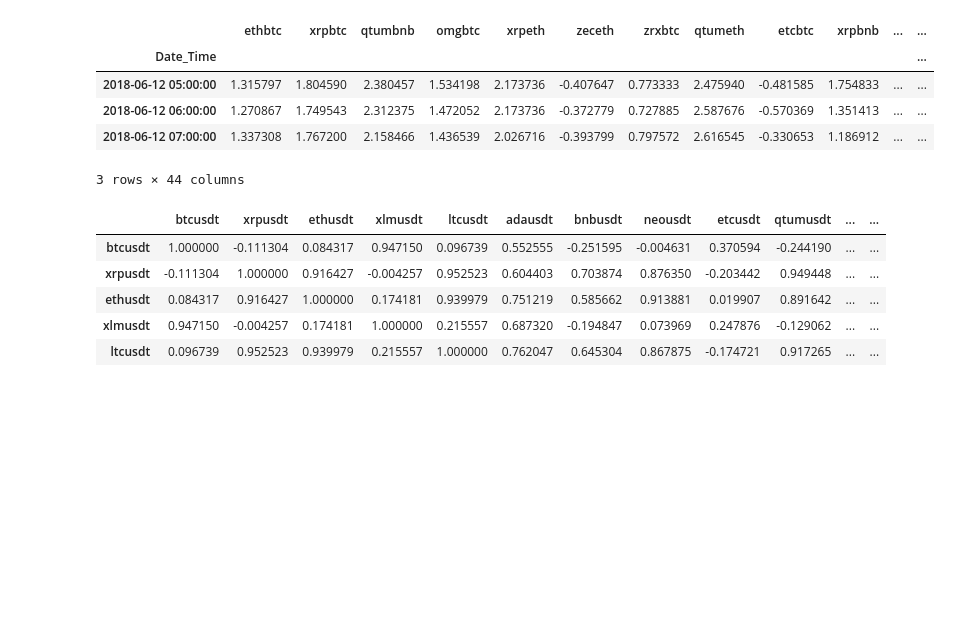
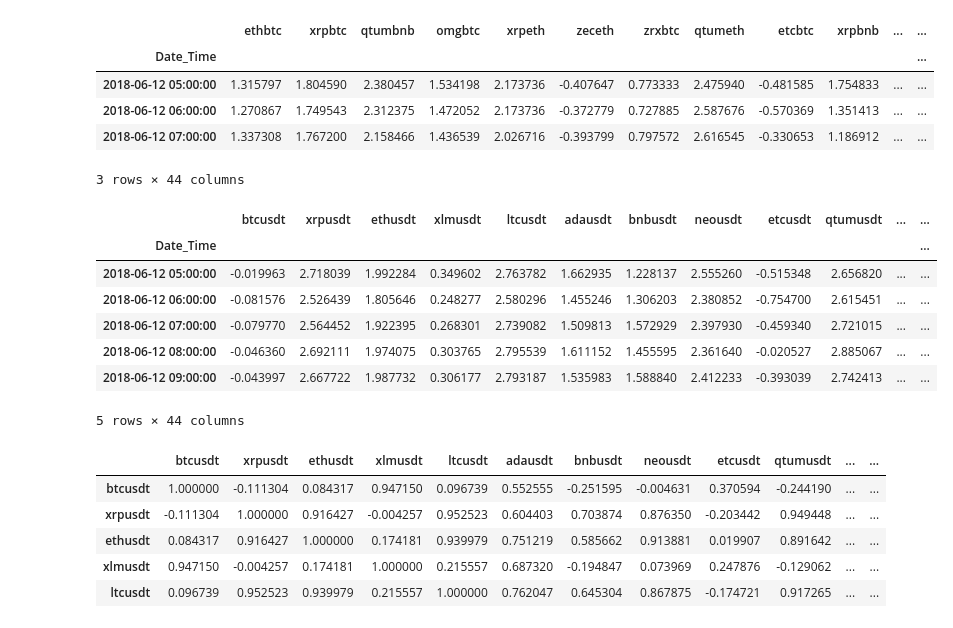
Before and after one commit to madnesspie/binance-correlation-matrix, a Jupyter notebook: correlation-matrix.ipynb, the cells around one changed output. Cells and saved outputs as stored; diff of their text form; code cells hidden in the pictures; blank space fills up the shorter version.

```diff
--- a/correlation-matrix.ipynb
+++ b/correlation-matrix.ipynb
@@ -141,6 +141,16 @@ def sort_tickers(df):
     return df[sorted_tickers]
 # %%
 ration_dataframe = sort_tickers(ration_dataframe)
+ration_dataframe.head()
+# %% [output]
+|  | btcusdt | xrpusdt | ethusdt | xlmusdt | ltcusdt | adausdt | bnbusdt | neousdt | etcusdt | qtumusdt | ... | ... |
+| Date_Time |  |  |  |  |  |  |  |  |  |  |  | ... |
+| 2018-06-12 05:00:00 | -0.019963 | 2.718039 | 1.992284 | 0.349602 | 2.763782 | 1.662935 | 1.228137 | 2.555260 | -0.515348 | 2.656820 | ... | ... |
+| 2018-06-12 06:00:00 | -0.081576 | 2.526439 | 1.805646 | 0.248277 | 2.580296 | 1.455246 | 1.306203 | 2.380852 | -0.754700 | 2.615451 | ... | ... |
+| 2018-06-12 07:00:00 | -0.079770 | 2.564452 | 1.922395 | 0.268301 | 2.739082 | 1.509813 | 1.572929 | 2.397930 | -0.459340 | 2.721015 | ... | ... |
+| 2018-06-12 08:00:00 | -0.046360 | 2.692111 | 1.974075 | 0.303765 | 2.795539 | 1.611152 | 1.455595 | 2.361640 | -0.020527 | 2.885067 | ... | ... |
+| 2018-06-12 09:00:00 | -0.043997 | 2.667722 | 1.987732 | 0.306177 | 2.793187 | 1.535983 | 1.588840 | 2.412233 | -0.393039 | 2.742413 | ... | ... |
+5 rows × 44 columns
 # %%
 corr = ration_dataframe.corr()
 corr.head()
```
Also changed, not shown: parts of 17 cells of this notebook.
